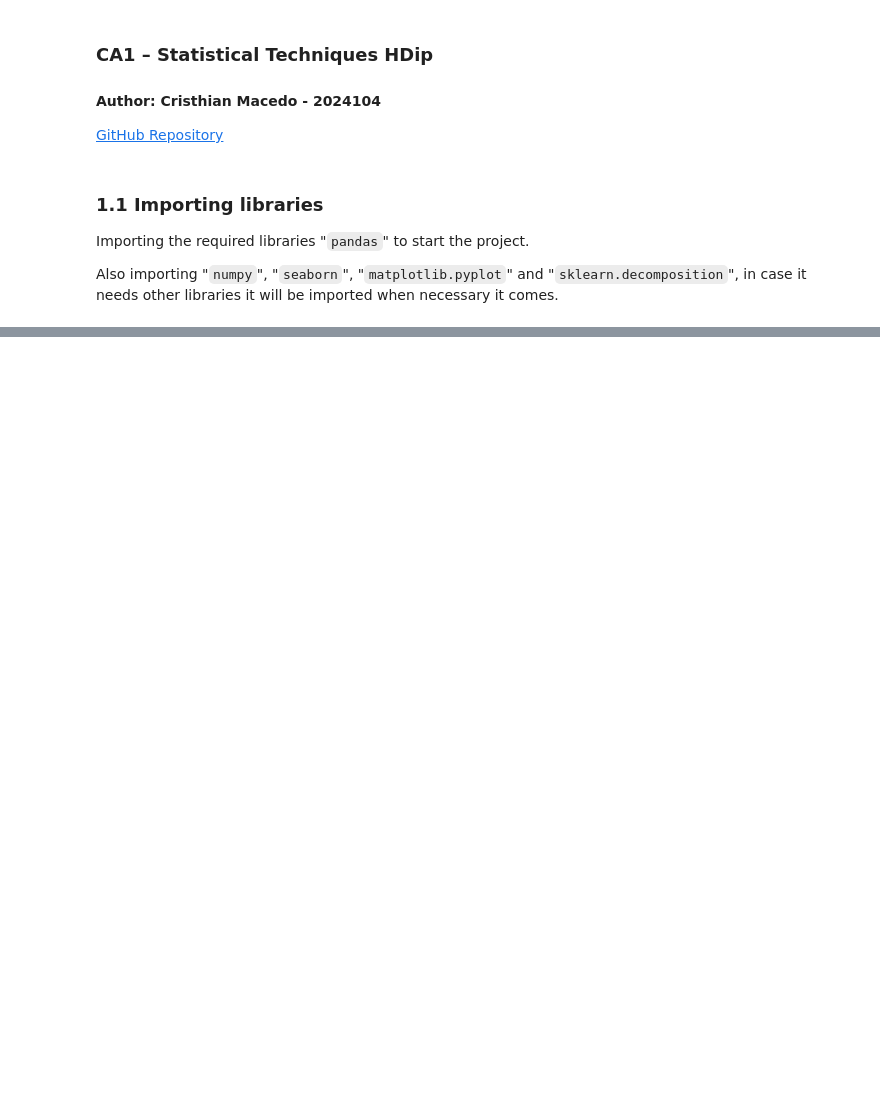
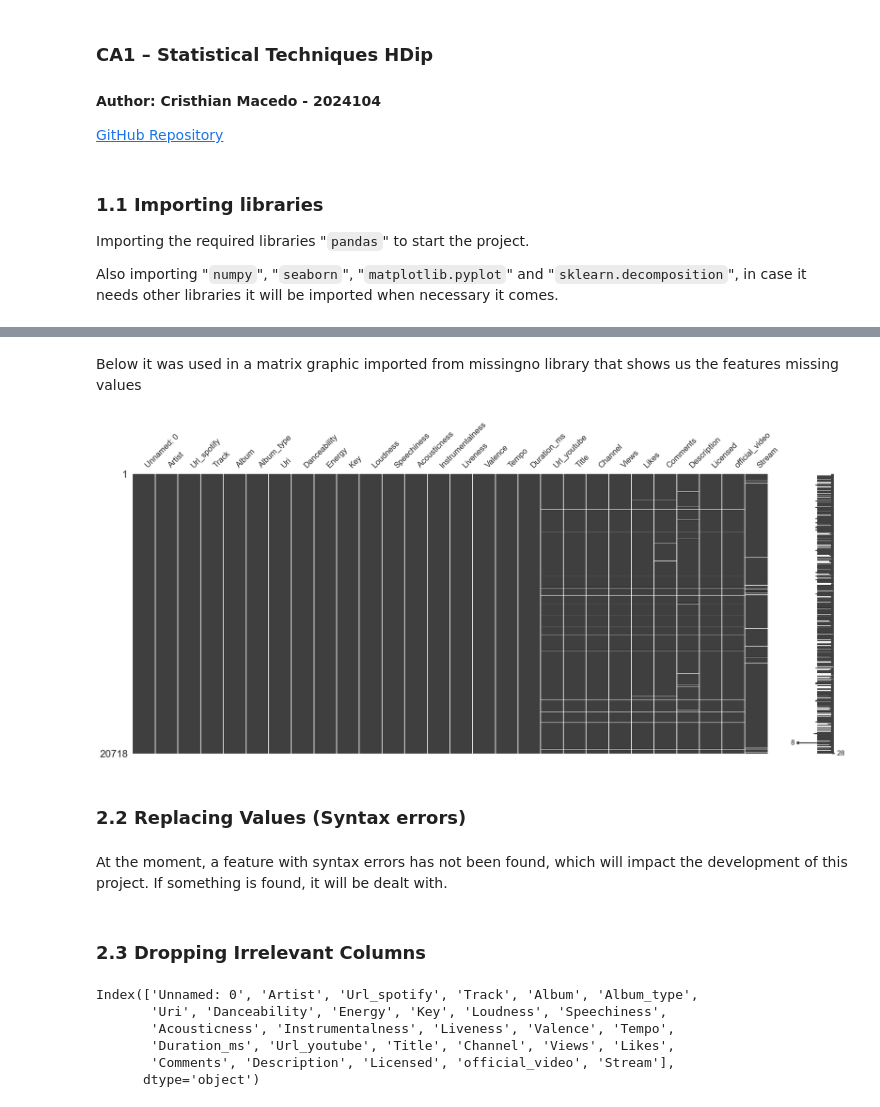
Before and after one commit to CristhianMacedo2024104/Statistical-Techniques, a Jupyter notebook: CristhianMacedo_StatisticalTecHDip_CA1.ipynb, the cells around one changed output, grey strips where cells are left out. Cells and saved outputs as stored; diff of their text form; code cells hidden in the pictures; blank space fills up the shorter version.

```diff
--- a/CristhianMacedo_StatisticalTecHDip_CA1.ipynb
+++ b/CristhianMacedo_StatisticalTecHDip_CA1.ipynb
@@ -23,7 +25,7 @@ sns.set()
 
 Loading the dataset using the function “`.read_csv`” to import the required data existing in the Comma-separated values "`.csv`" file in the `df` variable.
 # %%
-df = pd.read_csv("")
+df = pd.read_csv("Spotify_Youtube.csv")
 # %% [markdown]
 ### 1.3	Inspecting the Data Set
 
@@ -32,0 +196,22 @@ This command was important and necessary to get the first impression of it, retu
+# %% [markdown]
+Below it was used in a matrix graphic imported from missingno library that shows us the features missing values
+# %%
+import missingno as msno
+ax = msno.matrix(df.sample(20718))
+# %% [output]
+[figure, added]
+# %% [markdown]
+### 2.2 Replacing Values (Syntax errors)
+# %% [markdown]
+At the moment, a feature with syntax errors has not been found, which will impact the development of this project. If something is found, it will be dealt with.
+# %% [markdown]
+### 2.3 Dropping Irrelevant Columns
+# %%
+df.columns
+# %% [output]
+Index(['Unnamed: 0', 'Artist', 'Url_spotify', 'Track', 'Album', 'Album_type',
+       'Uri', 'Danceability', 'Energy', 'Key', 'Loudness', 'Speechiness',
+       'Acousticness', 'Instrumentalness', 'Liveness', 'Valence', 'Tempo',
+       'Duration_ms', 'Url_youtube', 'Title', 'Channel', 'Views', 'Likes',
+       'Comments', 'Description', 'Licensed', 'official_video', 'Stream'],
+      dtype='object')
```
Also changed, not shown: parts of 67 cells of this notebook, 2 other files.
